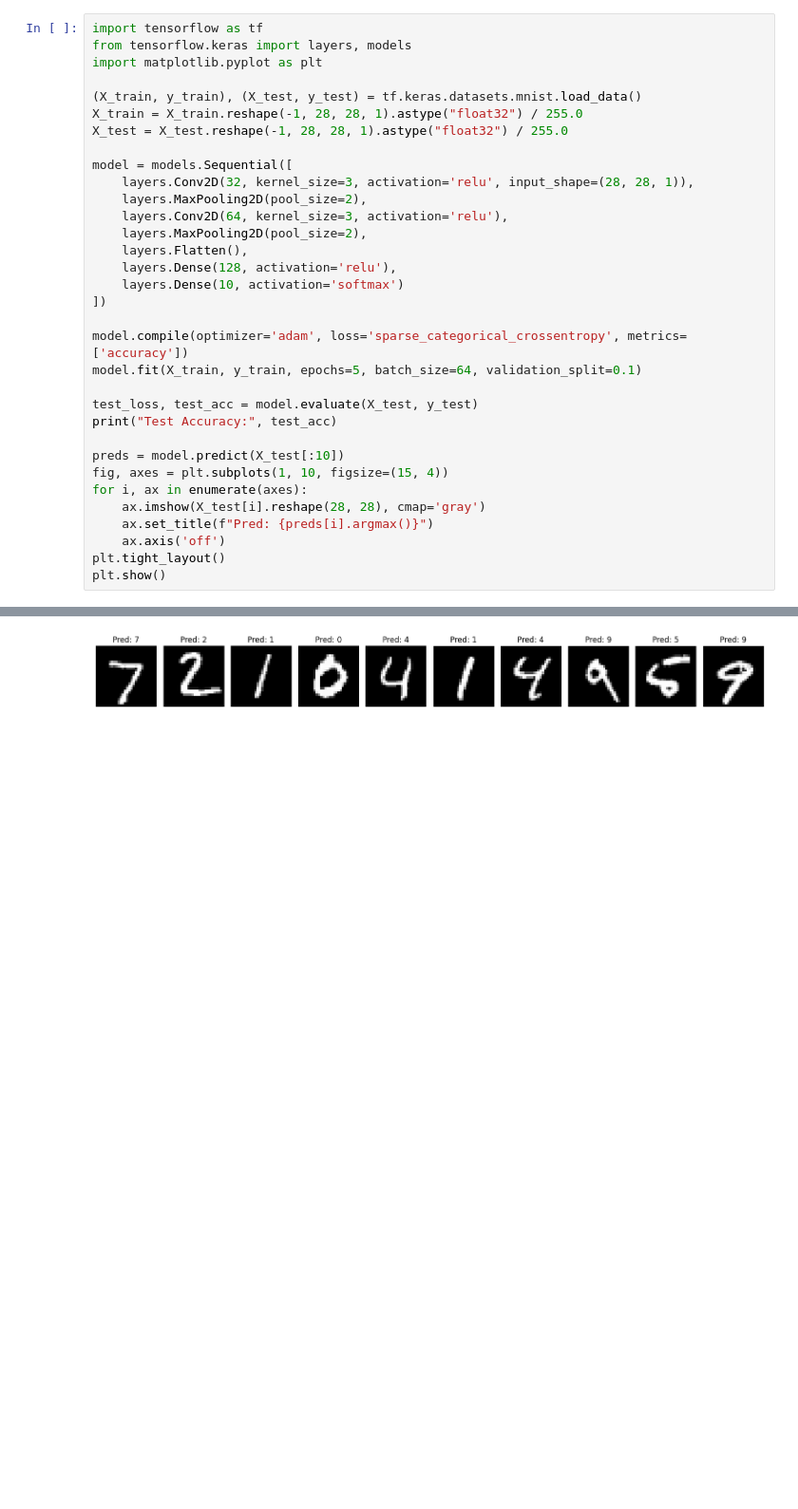
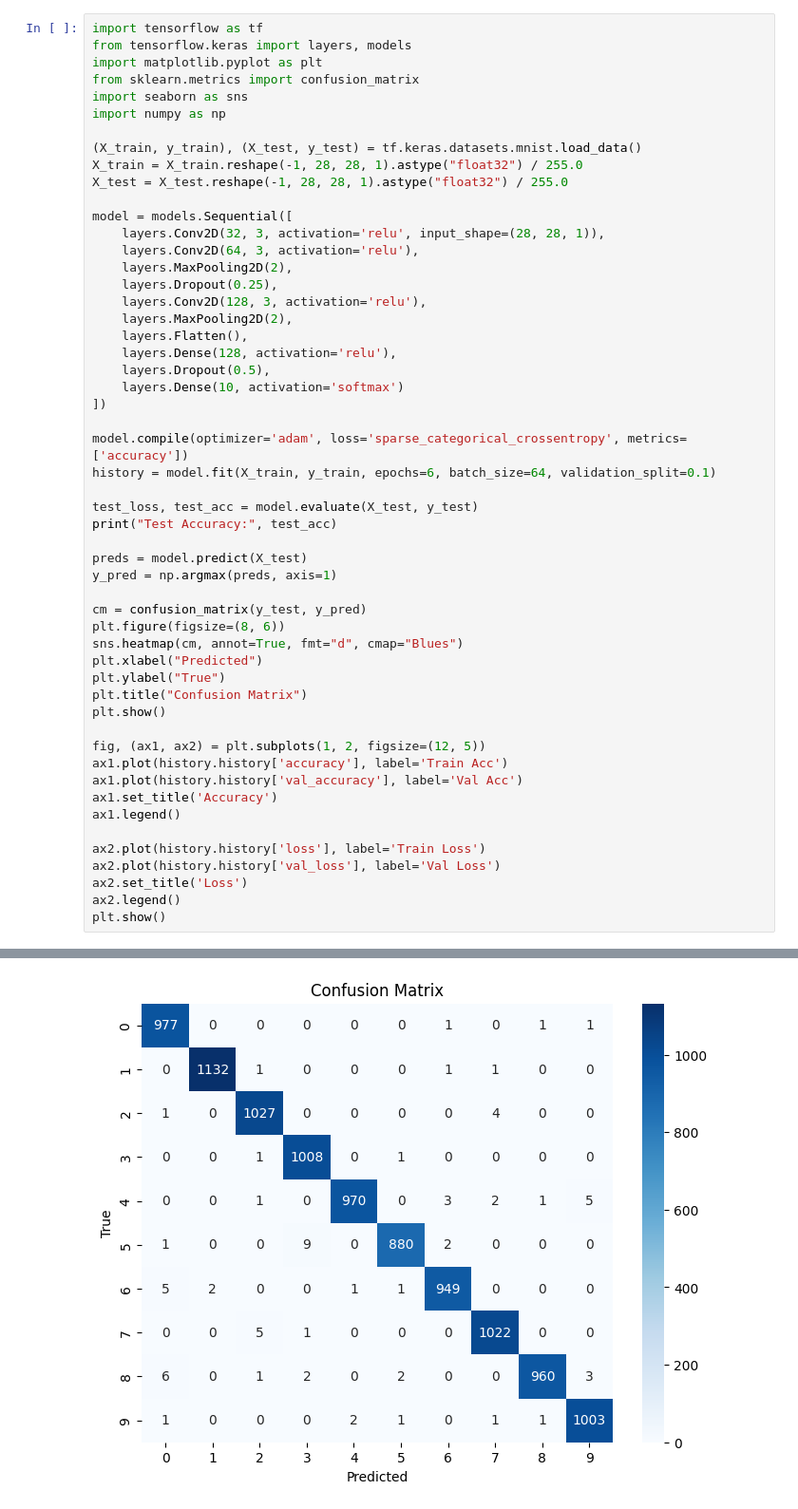
Before and after one commit to Anshulhalkarni/Machine-Learning, a Jupyter notebook: Exp12.ipynb, the cells around one changed output, grey strips where cells are left out. Shown at 95% size. Saved outputs shown, nothing was run; the diff lists cells and outputs as text; blank space fills up the shorter version.

```diff
--- a/Exp12.ipynb
+++ b/Exp12.ipynb
@@ -2,33 +2,53 @@
 import tensorflow as tf
 from tensorflow.keras import layers, models
 import matplotlib.pyplot as plt
+from sklearn.metrics import confusion_matrix
+import seaborn as sns
+import numpy as np
 
 (X_train, y_train), (X_test, y_test) = tf.keras.datasets.mnist.load_data()
 X_train = X_train.reshape(-1, 28, 28, 1).astype("float32") / 255.0
 X_test = X_test.reshape(-1, 28, 28, 1).astype("float32") / 255.0
 
 model = models.Sequential([
-    layers.Conv2D(32, kernel_size=3, activation='relu', input_shape=(28, 28, 1)),
-    layers.MaxPooling2D(pool_size=2),
-    layers.Conv2D(64, kernel_size=3, activation='relu'),
-    layers.MaxPooling2D(pool_size=2),
+    layers.Conv2D(32, 3, activation='relu', input_shape=(28, 28, 1)),
+    layers.Conv2D(64, 3, activation='relu'),
+    layers.MaxPooling2D(2),
+    layers.Dropout(0.25),
+    layers.Conv2D(128, 3, activation='relu'),
+    layers.MaxPooling2D(2),
     layers.Flatten(),
     layers.Dense(128, activation='relu'),
+    layers.Dropout(0.5),
     layers.Dense(10, activation='softmax')
 ])
 
 model.compile(optimizer='adam', loss='sparse_categorical_crossentropy', metrics=['accuracy'])
-model.fit(X_train, y_train, epochs=5, batch_size=64, validation_split=0.1)
+history = model.fit(X_train, y_train, epochs=6, batch_size=64, validation_split=0.1)
 
 test_loss, test_acc = model.evaluate(X_test, y_test)
 print("Test Accuracy:", test_acc)
 
-preds = model.predict(X_test[:10])
-fig, axes = plt.subplots(1, 10, figsize=(15, 4))
-for i, ax in enumerate(axes):
-    ax.imshow(X_test[i].reshape(28, 28), cmap='gray')
-    ax.set_title(f"Pred: {preds[i].argmax()}")
-    ax.axis('off')
-plt.tight_layout()
+preds = model.predict(X_test)
+y_pred = np.argmax(preds, axis=1)
+
+cm = confusion_matrix(y_test, y_pred)
+plt.figure(figsize=(8, 6))
+sns.heatmap(cm, annot=True, fmt="d", cmap="Blues")
+plt.xlabel("Predicted")
+plt.ylabel("True")
+plt.title("Confusion Matrix")
 plt.show()
+
+fig, (ax1, ax2) = plt.subplots(1, 2, figsize=(12, 5))
+ax1.plot(history.history['accuracy'], label='Train Acc')
+ax1.plot(history.history['val_accuracy'], label='Val Acc')
+ax1.set_title('Accuracy')
+ax1.legend()
+
+ax2.plot(history.history['loss'], label='Train Loss')
+ax2.plot(history.history['val_loss'], label='Val Loss')
+ax2.set_title('Loss')
+ax2.legend()
+plt.show()
 # %% [output]
@@ -50 +70 @@ Test Accuracy: 0.9886000156402588
-[figure, old version]
+[figure, new version]
```
Also changed, not shown: parts of 1 cell of this notebook.
